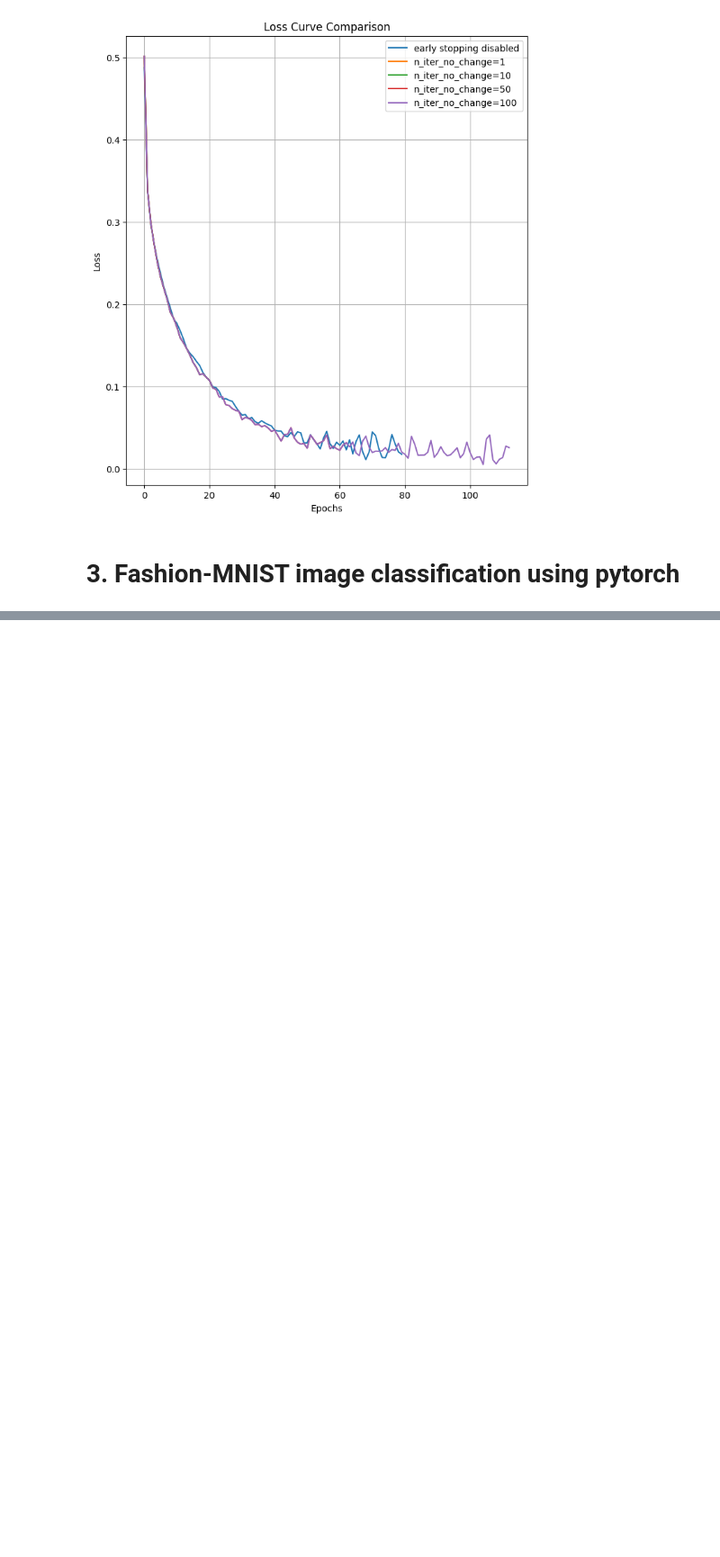
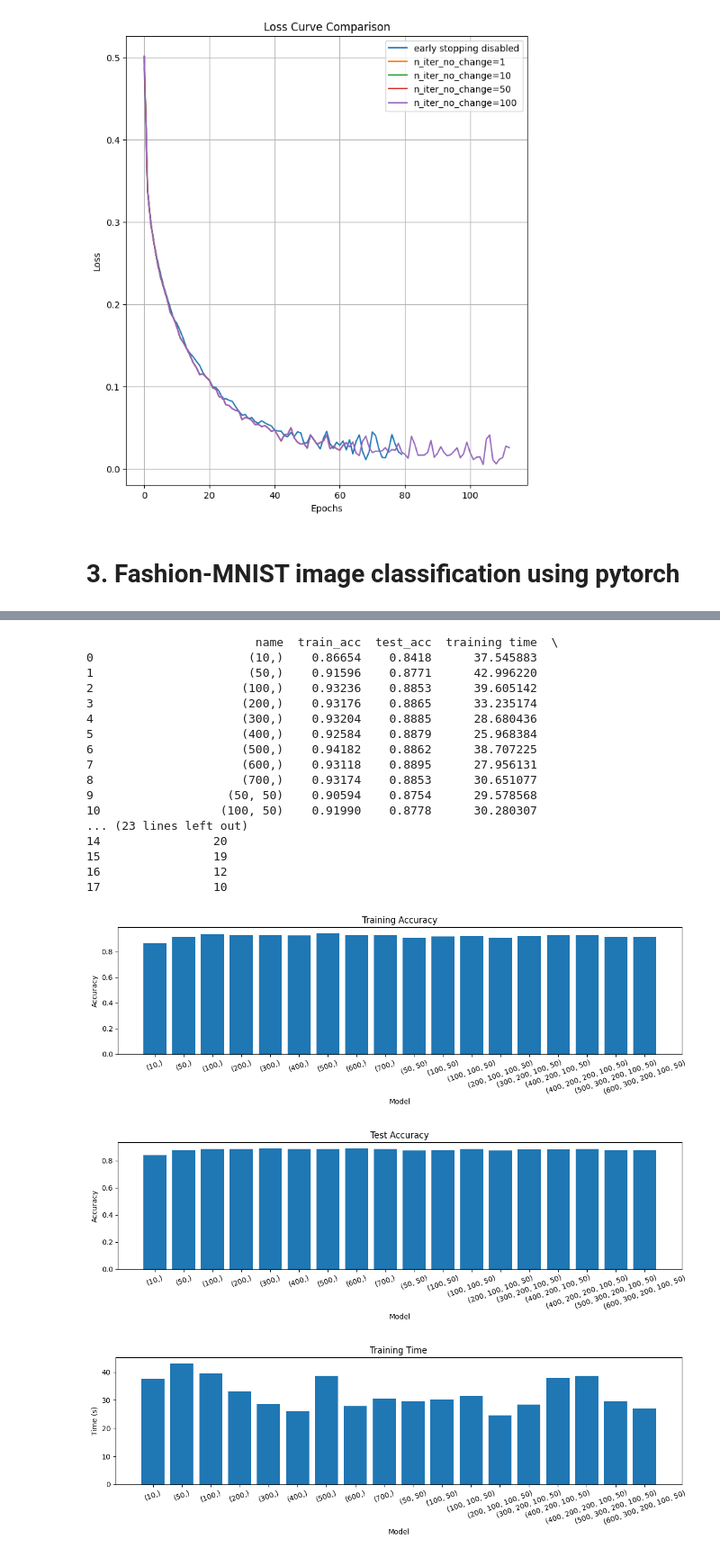
Before and after one commit to yiheng870106/Mathematics-of-Data-Science-Project-3-yiheng, a Jupyter notebook: project3.ipynb, the cells around one changed output, grey strips where cells are left out. Shown at 90% size. Drawn from its saved outputs; the diff is of its cells as text; code cells hidden in the pictures; blank space fills up the shorter version.

```diff
--- a/project3.ipynb
+++ b/project3.ipynb
@@ -828,0 +1130,77 @@ print("Using device:", device)
+# %%
+# print results
+df_results = pd.DataFrame(results)
+print(df_results)
+
+x_labels = [result["name"] for result in results]
+fig = plt.figure(figsize=(12, 4))
+plt.bar(x_labels, [result["train_acc"] for result in results])
+plt.title("Training Accuracy")
+plt.xlabel("Model")
+plt.ylabel("Accuracy")
+plt.xticks(rotation=20)
+plt.tight_layout()
+plt.show()
+
+fig = plt.figure(figsize=(12, 4))
+plt.bar(x_labels, [result["test_acc"] for result in results])
+plt.title("Test Accuracy")
+plt.xlabel("Model")
+plt.ylabel("Accuracy")
+plt.xticks(rotation=20)
+plt.tight_layout()
+plt.show()
+
+fig = plt.figure(figsize=(12, 4))
+plt.bar(x_labels, [result["training time"] for result in results])
+plt.title("Training Time")
+plt.xlabel("Model")
+plt.ylabel("Time (s)")
+plt.xticks(rotation=20)
+plt.tight_layout()
+plt.show()
+
+fig = plt.figure(figsize=(12, 4))
+plt.bar(x_labels, [result["Number of epochs"] for result in results])
+plt.title("Number of Epochs")
+plt.xlabel("Model")
+plt.ylabel("Epochs")
+plt.xticks(rotation=20)
+plt.tight_layout()
+plt.show()
+
+print('\n')
+
+# Plot loss curve
+
+plt.figure(figsize=(10, 12))
+for result in all_train_losses:
+  name = result["name"]
+  train_losses = result["train_losses"]
+  plt.plot(train_losses, label=name)
+plt.title("Loss Curve Comparison")
+plt.xlabel('Epoch')
+plt.ylabel('Loss')
+plt.legend()
+plt.show()
+# %% [output]
+                        name  train_acc  test_acc  training time  \
+0                      (10,)    0.86654    0.8418      37.545883
+1                      (50,)    0.91596    0.8771      42.996220
+2                     (100,)    0.93236    0.8853      39.605142
+3                     (200,)    0.93176    0.8865      33.235174
+4                     (300,)    0.93204    0.8885      28.680436
+5                     (400,)    0.92584    0.8879      25.968384
+6                     (500,)    0.94182    0.8862      38.707225
+7                     (600,)    0.93118    0.8895      27.956131
+8                     (700,)    0.93174    0.8853      30.651077
+9                   (50, 50)    0.90594    0.8754      29.578568
+10                 (100, 50)    0.91990    0.8778      30.280307
+... (23 lines left out)
+14                20
+15                19
+16                12
+17                10
+[figure, added]
+[figure, added]
+[figure, added]
```
Also changed, not shown: parts of 5 cells of this notebook.
